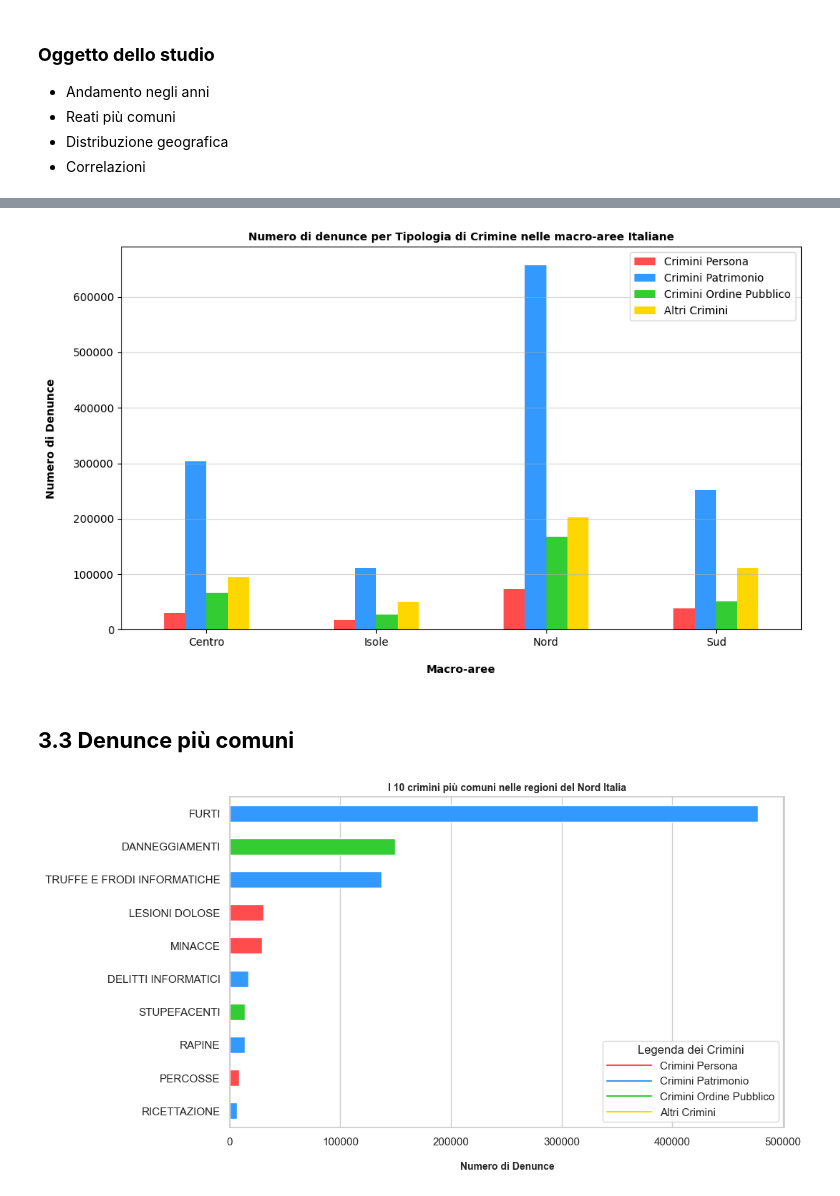
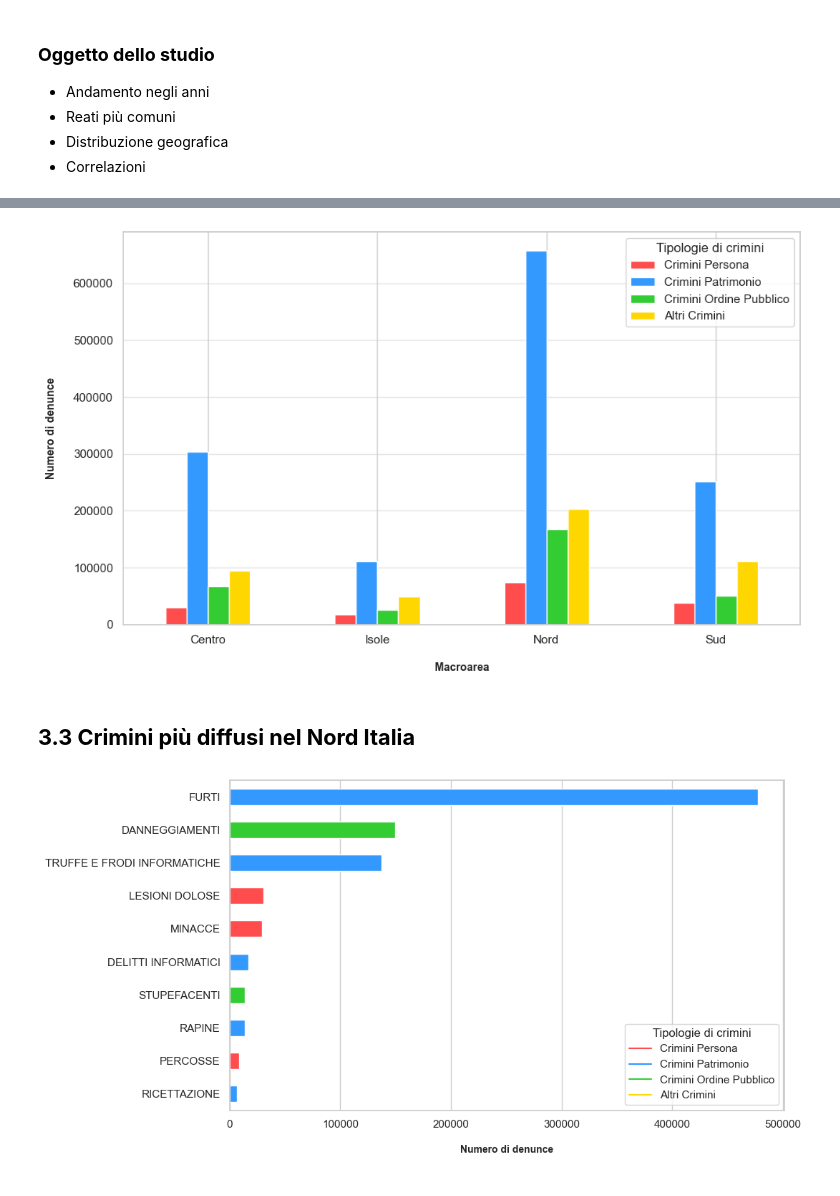
Before and after one commit to AlessioNicodemo/DelittiDenunciatiInItalia, a Jupyter notebook: CriminiInItalia.ipynb, the cells around one changed output, grey strips where cells are left out. Cells and saved outputs as stored; diff of their text form; code cells hidden in the pictures.

```diff
--- a/CriminiInItalia.ipynb
+++ b/CriminiInItalia.ipynb
@@ -345,22 +361,24 @@ df_grouped = df_delitti.groupby('MacroArea')[tipologie_crimini].sum()
 df_grouped.columns = categorie_crimini
 
 # Crea il grafico a barre raggruppato
-df_grouped.plot(kind='bar', figsize=(10, 6), color=colori)
+ax = df_grouped.plot(kind='bar', figsize=(10, 6), color=colori)
 
 # Aggiunge titolo e etichette
-plt.title('Numero di denunce per Tipologia di Crimine nelle macro-aree Italiane', fontsize=10, fontweight = 'bold')
-plt.xlabel('Macro-aree', labelpad = 15, fontsize=10,  fontweight = 'bold')
-plt.ylabel('Numero di Denunce',  labelpad = 15, fontsize=10, fontweight = 'bold')
+plt.xlabel('Macroarea', labelpad=15, fontsize=10, fontweight='bold')
+plt.ylabel('Numero di denunce', labelpad=15, fontsize=10, fontweight='bold')
 plt.xticks(rotation=0)  # Mantiene le etichette delle macro-aree orizzontali
-plt.grid(True, axis = 'y', alpha=0.5)
+plt.grid(True, axis='y', alpha=0.5)
+
+# Crea la legenda con un titolo
+legend = ax.legend(title="Tipologie di crimini", loc='upper right')
 
 # Mostra il grafico
 plt.tight_layout()
 plt.show()
 # %% [output]
-[figure, old version]
+[figure, new version]
 # %% [markdown]
-<h2><strong>3.3 Denunce più comuni</strong></h2>
+<h2><strong>3.3 Crimini più diffusi nel Nord Italia</strong></h2>
 # %%
 import numpy as np
 import pandas as pd
@@ -406,35 +424,34 @@ color_map = {
     'ricettazione': '#3399ff'
 }
 
 # applica i colori ai crimini, se non lo trova gli mette un colore standard
 colori_comuni = [color_map.get(crimine.lower(), '#ffd700') for crimine in sums_nord_comuni.index]
 
 # imposta il tema di Seaborn
 sns.set(style = "whitegrid")
 
 # crea il grafico a barre orizzontali con i colori specifici e mette prima i crimini grandi
 plt.figure(figsize = (10, 6))
 sums_nord_comuni.plot(kind = 'barh', color = colori_comuni)
 
 # inverte l'asse Y per mostrare i crimini maggiori in alto
 plt.gca().invert_yaxis()
 
 # aggiunge titolo e etichette agli assi
-plt.title('I 10 crimini più comuni nelle regioni del Nord Italia', fontsize=10, fontweight = 'bold')
-plt.xlabel('Numero di Denunce', labelpad = 15, fontsize=10, fontweight = 'bold')
+plt.xlabel('Numero di denunce', labelpad = 15, fontsize=10, fontweight = 'bold')
 
 # aggiunge la leggenda
 legend_labels = ['Crimini Persona', 'Crimini Patrimonio', 'Crimini Ordine Pubblico', 'Altri Crimini']
 legend_colors = ['#ff4d4d', '#3399ff', '#33cc33', '#ffd700']
 for label, color in zip(legend_labels, legend_colors):
     plt.plot([], [], color = color, label = label)
 
 # modifica la grandezza dei colori nella legenda
-plt.legend(title = 'Legenda dei Crimini', handlelength = 4)
+plt.legend(title = 'Tipologie di crimini')
 plt.gca().yaxis.grid(False)
 
 # mostra il grafico
 plt.show()
 # %% [output]
-[figure, old version]
+[figure, new version]
 # %% [markdown]
```
Also changed, not shown: parts of 41 cells of this notebook, 1 other file.
